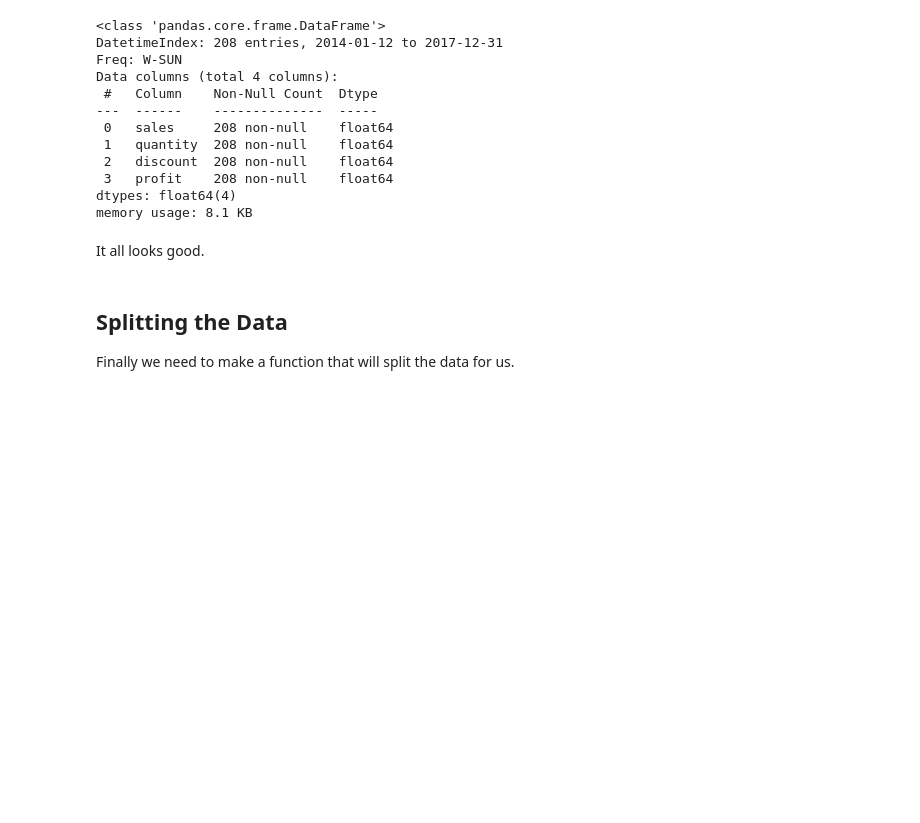
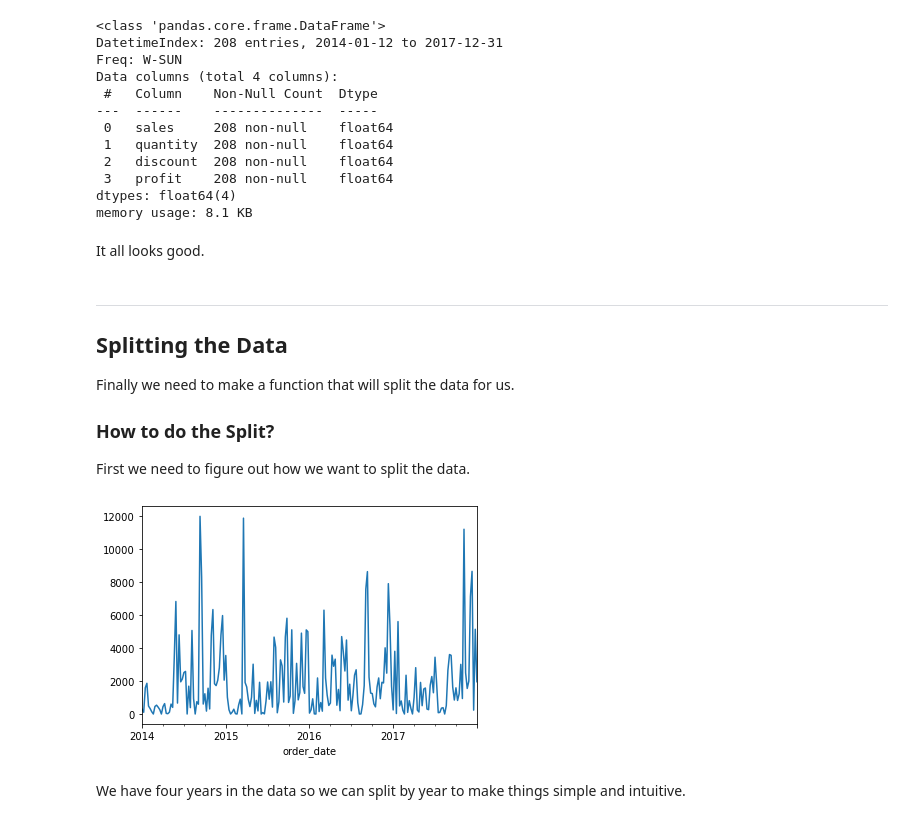
Before and after one commit to Innis-Superstore-Sales/time-series-project, a Jupyter notebook: wrangle.ipynb, the cells around one changed output. Drawn from its saved outputs; the diff is of its cells as text; code cells hidden in the pictures; blank space fills up the shorter version.

Commit message:
Added split_data function.
In wrangle.ipynb added steps for splitting the data.

In prepare.py added a split_data function for splitting the data into
train, validate, and test.

```diff
--- a/wrangle.ipynb
+++ b/wrangle.ipynb
@@ -579,6 +579,18 @@ memory usage: 8.1 KB
 # %% [markdown]
 It all looks good.
 # %% [markdown]
+---
+
 ## Splitting the Data
 
 Finally we need to make a function that will split the data for us.
+
+### How to do the Split?
+
+First we need to figure out how we want to split the data.
+# %%
+by_week.sales.plot();
+# %% [output]
+[figure, added]
+# %% [markdown]
+We have four years in the data so we can split by year to make things simple and intuitive.
```
Also changed, not shown: parts of 7 cells of this notebook, 1 other file.
